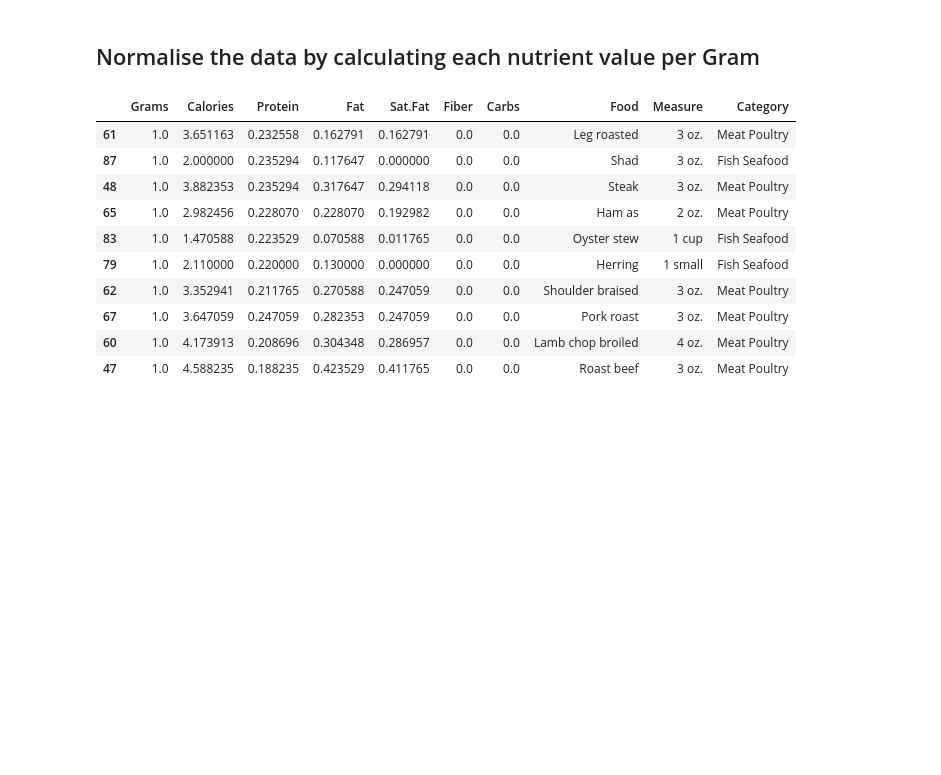
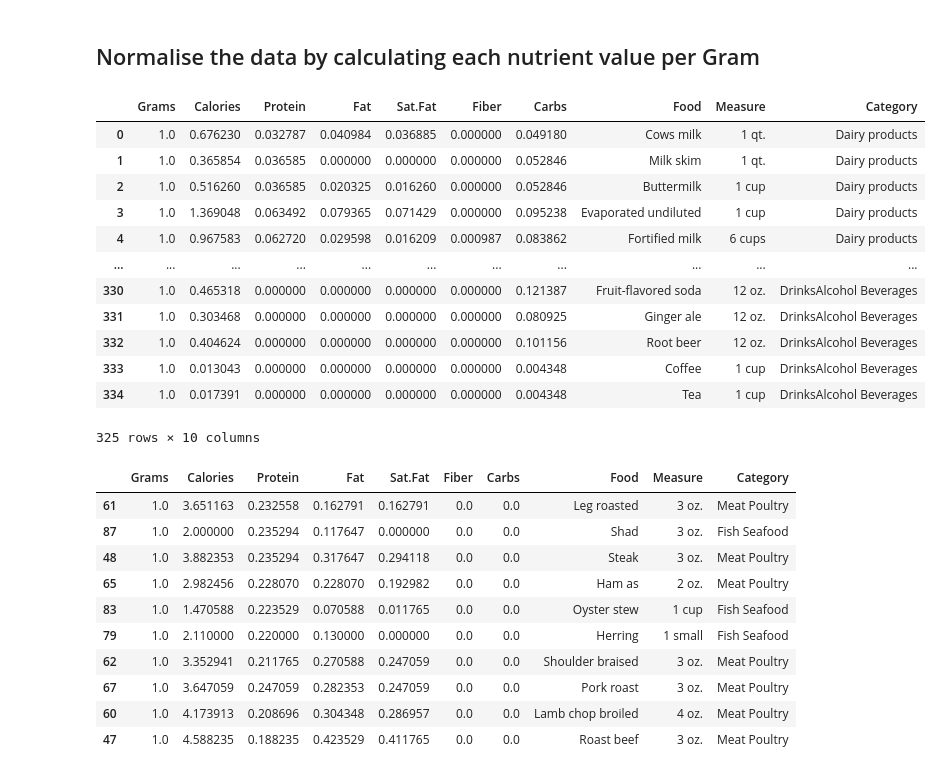
Before and after one commit to rajaraman61/Food-Calorie-Predictor, a Jupyter notebook: eda.ipynb, the cells around one changed output. Saved outputs shown, nothing was run; the diff lists cells and outputs as text; code cells hidden in the pictures; blank space fills up the shorter version.

```diff
--- a/eda.ipynb
+++ b/eda.ipynb
@@ -118,6 +124,21 @@ df2=df1.join(df, rsuffix='_old')
 # %%
 cols = [c for c in df2.columns if c.lower()[-4:] != '_old']
 df2=df2[cols]
+df2
+# %% [output]
+|  | Grams | Calories | Protein | Fat | Sat.Fat | Fiber | Carbs | Food | Measure | Category |
+| 0 | 1.0 | 0.676230 | 0.032787 | 0.040984 | 0.036885 | 0.000000 | 0.049180 | Cows milk | 1 qt. | Dairy products |
+| 1 | 1.0 | 0.365854 | 0.036585 | 0.000000 | 0.000000 | 0.000000 | 0.052846 | Milk skim | 1 qt. | Dairy products |
+| 2 | 1.0 | 0.516260 | 0.036585 | 0.020325 | 0.016260 | 0.000000 | 0.052846 | Buttermilk | 1 cup | Dairy products |
+| 3 | 1.0 | 1.369048 | 0.063492 | 0.079365 | 0.071429 | 0.000000 | 0.095238 | Evaporated undiluted | 1 cup | Dairy products |
+| 4 | 1.0 | 0.967583 | 0.062720 | 0.029598 | 0.016209 | 0.000987 | 0.083862 | Fortified milk | 6 cups | Dairy products |
+| ... | ... | ... | ... | ... | ... | ... | ... | ... | ... | ... |
+| 330 | 1.0 | 0.465318 | 0.000000 | 0.000000 | 0.000000 | 0.000000 | 0.121387 | Fruit-flavored soda | 12 oz. | DrinksAlcohol Beverages |
+| 331 | 1.0 | 0.303468 | 0.000000 | 0.000000 | 0.000000 | 0.000000 | 0.080925 | Ginger ale | 12 oz. | DrinksAlcohol Beverages |
+| 332 | 1.0 | 0.404624 | 0.000000 | 0.000000 | 0.000000 | 0.000000 | 0.101156 | Root beer | 12 oz. | DrinksAlcohol Beverages |
+| 333 | 1.0 | 0.013043 | 0.000000 | 0.000000 | 0.000000 | 0.000000 | 0.004348 | Coffee | 1 cup | DrinksAlcohol Beverages |
+| 334 | 1.0 | 0.017391 | 0.000000 | 0.000000 | 0.000000 | 0.000000 | 0.004348 | Tea | 1 cup | DrinksAlcohol Beverages |
+325 rows × 10 columns
 # %%
 df_protein_rich = df2[df2["Category"].isin(["Fish Seafood",'Meat Poultry'])].sort_values(by="Protein",ascending =False)
 df_protein_rich_top=df_protein_rich.sort_values(by='Carbs', ascending= True)
```
Also changed, not shown: parts of 13 cells of this notebook, 8 other files.
